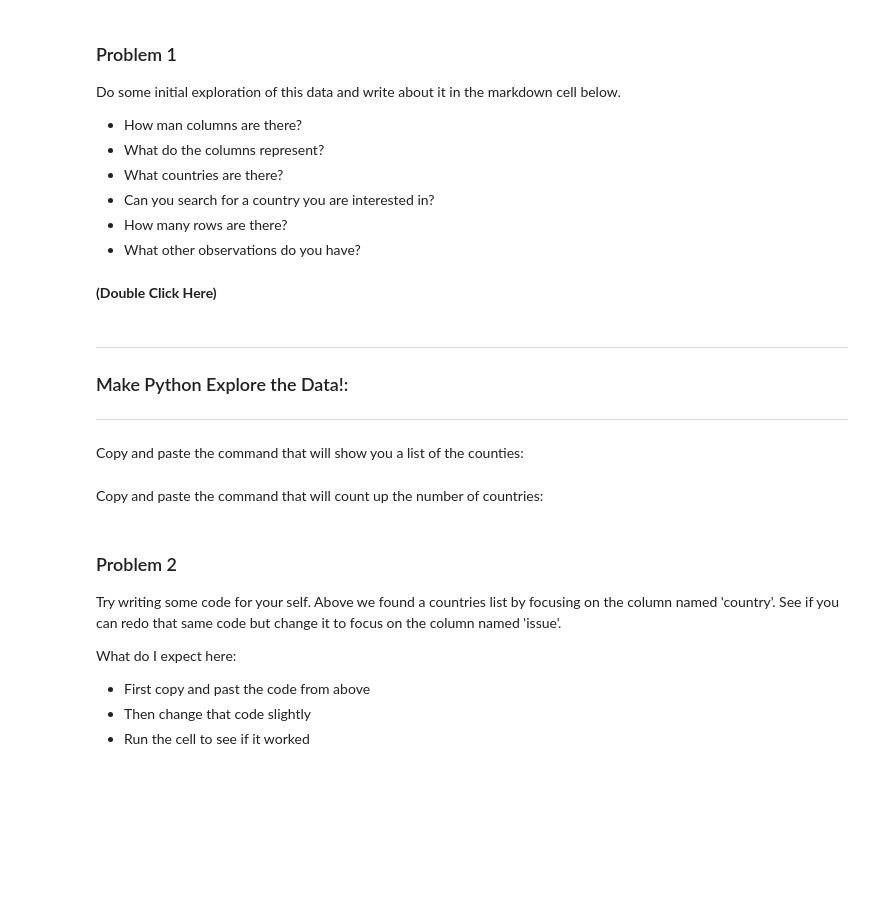
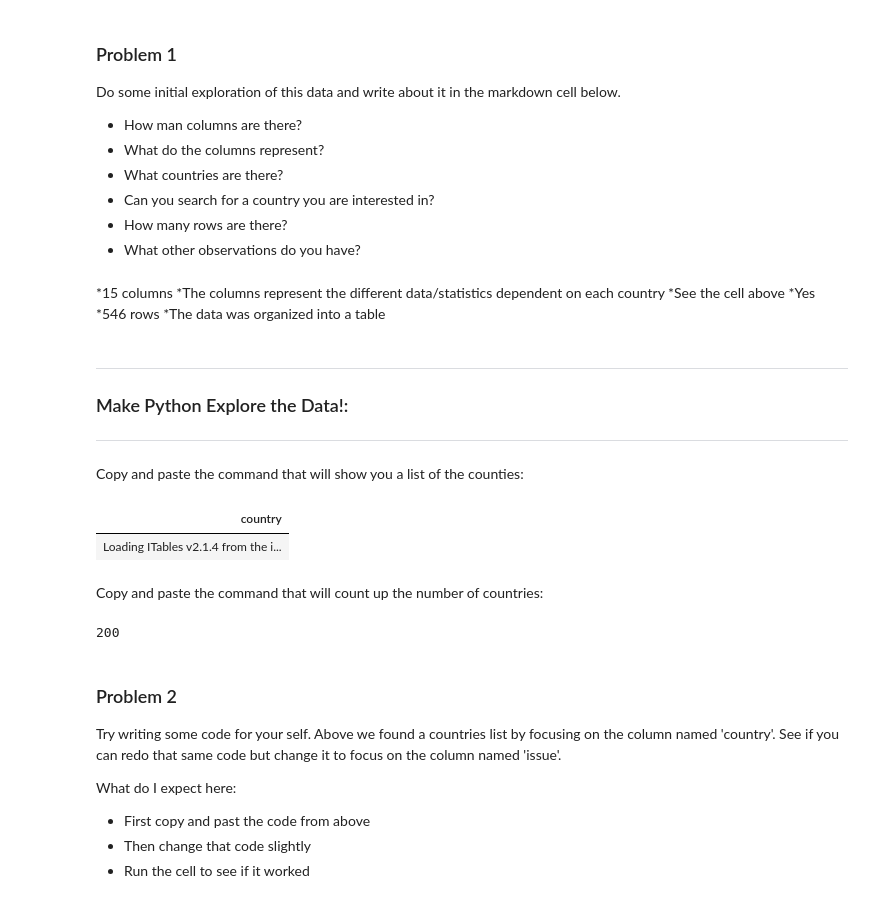
Before and after one commit to tracylam2468/Day2, a Jupyter notebook: Day2-HW.ipynb, the cells around one changed output. Drawn from its saved outputs; the diff is of its cells as text; code cells hidden in the pictures; blank space fills up the shorter version.

```diff
--- a/Day2-HW.ipynb
+++ b/Day2-HW.ipynb
@@ -131,7 +159,12 @@ Do some initial exploration of this data and write about it in the markdown cell
 * How many rows are there?
 * What other observations do you have?
 # %% [markdown]
-**(Double Click Here)**
+*15 columns
+*The columns represent the different data/statistics dependent on each country
+*See the cell above
+*Yes
+*546 rows
+*The data was organized into a table
 # %% [markdown]
 -------------------------------
 ### Make Python Explore the Data!:
@@ -140,10 +173,23 @@ Do some initial exploration of this data and write about it in the markdown cell
 Copy and paste the command that will show you a list of the counties:
 # %%
 # Copy and paste the code here:
+# Python can list all the different countries:
+country_list = list(DF['country'].unique())
+
+# Show the data in a nice way
+show(pd.DataFrame(country_list,columns=['country']))
+# %% [output]
+| country |
+| Loading ITables v2.1.4 from the i... |
 # %% [markdown]
 Copy and paste the command that will count up the number of countries:
 # %%
 # Copy and paste the code here:
+# Python can count up the number of countries.
+# Find the length of the list
+print(len(country_list))
+# %% [output]
+200
 # %% [markdown]
 ### Problem 2
 
```
Also changed, not shown: parts of 8 cells of this notebook.
